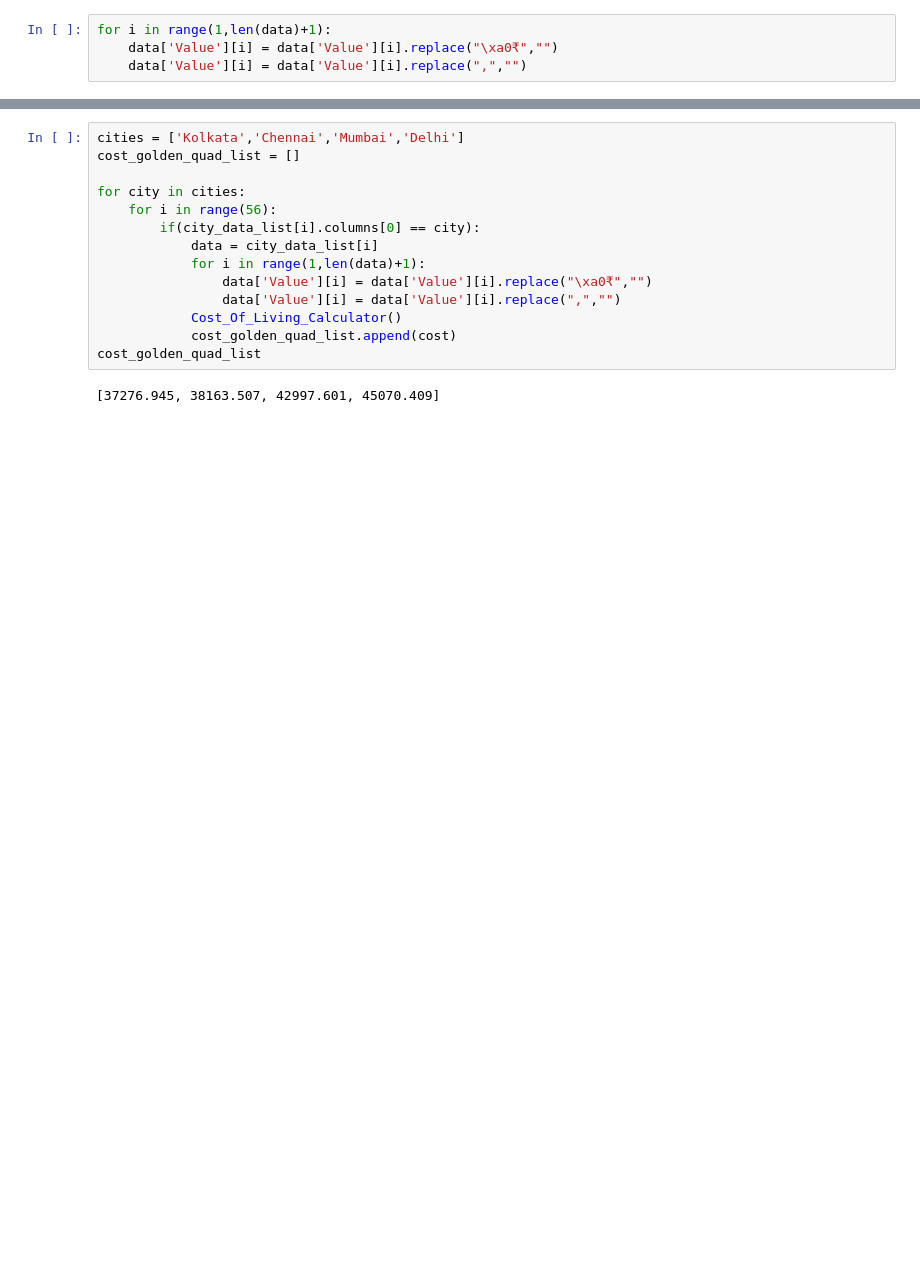
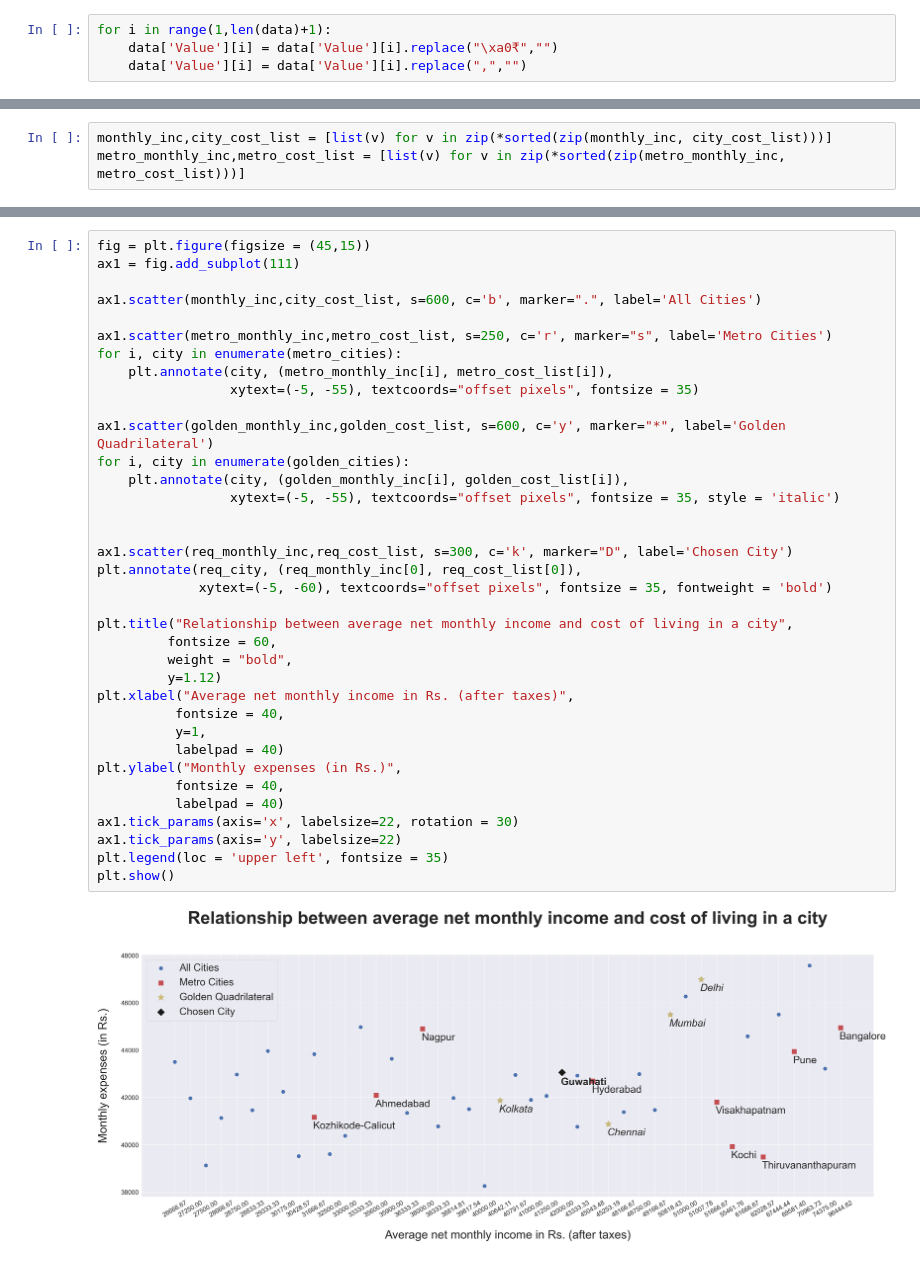
Before and after one commit to aastikdasgupta/cost-of-living, a Jupyter notebook: final.ipynb, the cells around one changed output, grey strips where cells are left out. Saved outputs shown, nothing was run; the diff lists cells and outputs as text; blank space fills up the shorter version.

```diff
--- a/final.ipynb
+++ b/final.ipynb
@@ -461,0 +479,3 @@ Cost_Of_Living_Calculator()
+# %%
+monthly_inc,city_cost_list = [list(v) for v in zip(*sorted(zip(monthly_inc, city_cost_list)))]
+metro_monthly_inc,metro_cost_list = [list(v) for v in zip(*sorted(zip(metro_monthly_inc, metro_cost_list)))]
@@ -508,16 +529,38 @@ plt.show()
-# %%
-cities = ['Kolkata','Chennai','Mumbai','Delhi']
-cost_golden_quad_list = []
-
-for city in cities:
-    for i in range(56):
-        if(city_data_list[i].columns[0] == city):
-            data = city_data_list[i]
-            for i in range(1,len(data)+1):
-                data['Value'][i] = data['Value'][i].replace("\xa0₹","")
-                data['Value'][i] = data['Value'][i].replace(",","")
-            Cost_Of_Living_Calculator()
-            cost_golden_quad_list.append(cost)
-cost_golden_quad_list
-# %% [output]
-[37276.945, 38163.507, 42997.601, 45070.409]
+# %%
+fig = plt.figure(figsize = (45,15))
+ax1 = fig.add_subplot(111)
+
+ax1.scatter(monthly_inc,city_cost_list, s=600, c='b', marker=".", label='All Cities')
+
+ax1.scatter(metro_monthly_inc,metro_cost_list, s=250, c='r', marker="s", label='Metro Cities')
+for i, city in enumerate(metro_cities):
+    plt.annotate(city, (metro_monthly_inc[i], metro_cost_list[i]),
+                 xytext=(-5, -55), textcoords="offset pixels", fontsize = 35)
+
+ax1.scatter(golden_monthly_inc,golden_cost_list, s=600, c='y', marker="*", label='Golden Quadrilateral')
+for i, city in enumerate(golden_cities):
+    plt.annotate(city, (golden_monthly_inc[i], golden_cost_list[i]),
+                 xytext=(-5, -55), textcoords="offset pixels", fontsize = 35, style = 'italic')
+
+
+ax1.scatter(req_monthly_inc,req_cost_list, s=300, c='k', marker="D", label='Chosen City')
+plt.annotate(req_city, (req_monthly_inc[0], req_cost_list[0]),
+             xytext=(-5, -60), textcoords="offset pixels", fontsize = 35, fontweight = 'bold')
+
+plt.title("Relationship between average net monthly income and cost of living in a city",
+         fontsize = 60,
+         weight = "bold",
+         y=1.12)
+plt.xlabel("Average net monthly income in Rs. (after taxes)",
+          fontsize = 40,
+          y=1,
+          labelpad = 40)
+plt.ylabel("Monthly expenses (in Rs.)",
+          fontsize = 40,
+          labelpad = 40)
+ax1.tick_params(axis='x', labelsize=22, rotation = 30)
+ax1.tick_params(axis='y', labelsize=22)
+plt.legend(loc = 'upper left', fontsize = 35)
+plt.show()
+# %% [output]
+[figure, added]
```
Also changed, not shown: parts of 26 cells of this notebook.
